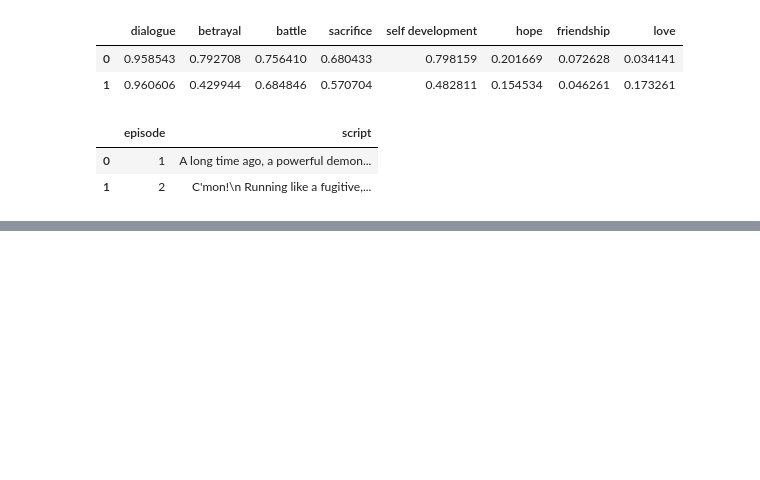
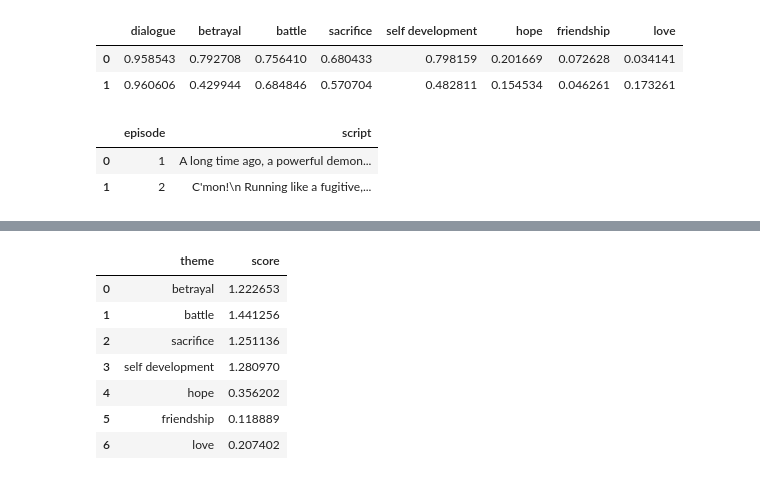
Before and after one commit to gaba42/show_analyzer, a Jupyter notebook: theme_classifier/theme_classification_development.ipynb, the cells around one changed output, grey strips where cells are left out. Saved outputs shown, nothing was run; the diff lists cells and outputs as text; code cells hidden in the pictures; blank space fills up the shorter version.

```diff
--- a/theme_classifier/theme_classification_development.ipynb
+++ b/theme_classifier/theme_classification_development.ipynb
@@ -296,0 +311,14 @@ df
+# %%
+# 마찬가지로 불필요한 자막과 회차 컬럼 제거.
+theme_output = df.drop(['episode', 'script'], axis=1).sum().reset_index()
+theme_output.columns = ['theme', 'score']
+theme_output
+# %% [output]
+|  | theme | score |
+| 0 | betrayal | 1.222653 |
+| 1 | battle | 1.441256 |
+| 2 | sacrifice | 1.251136 |
+| 3 | self development | 1.280970 |
+| 4 | hope | 0.356202 |
+| 5 | friendship | 0.118889 |
+| 6 | love | 0.207402 |
```
Also changed, not shown: parts of 8 cells of this notebook, 6 other files.
